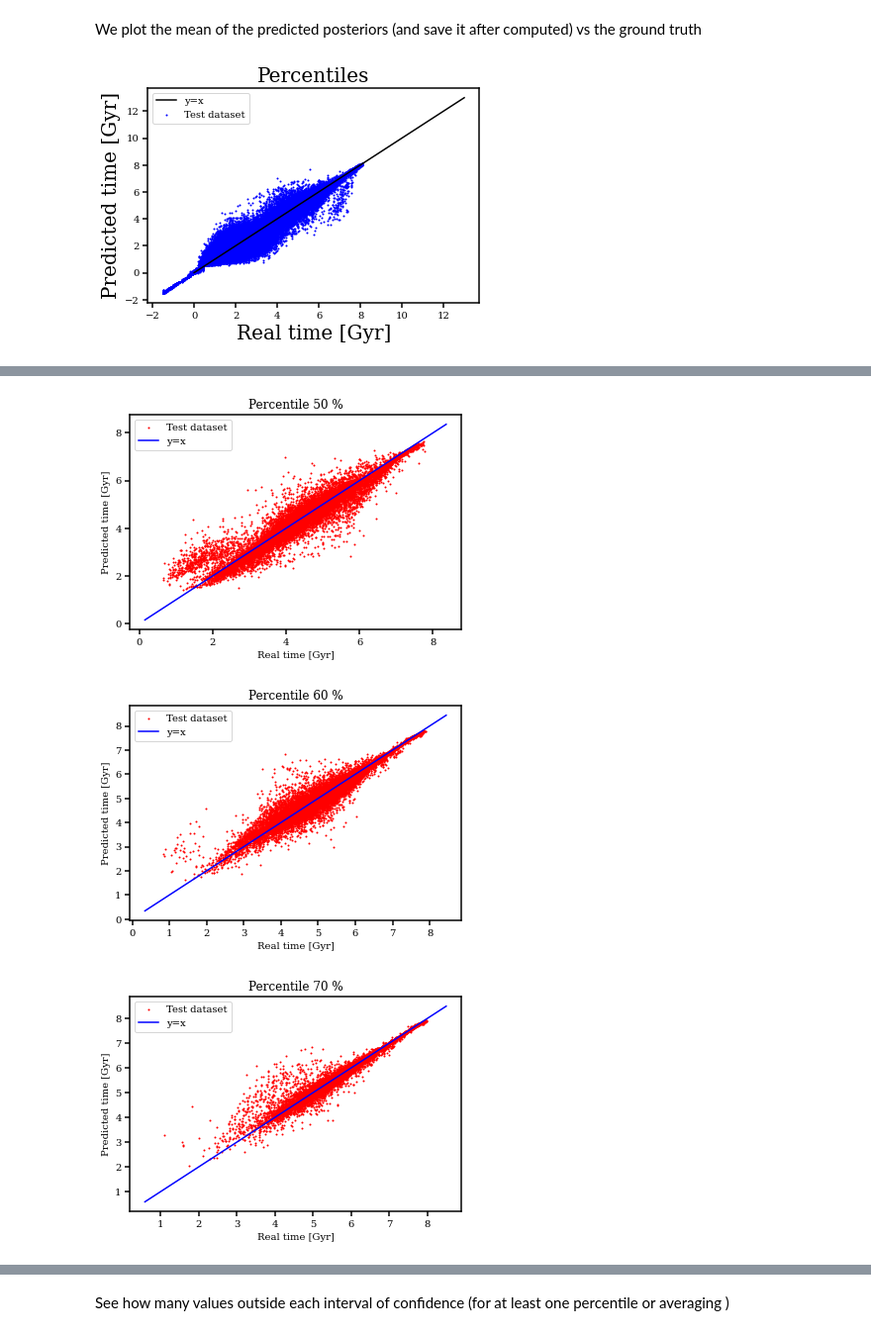
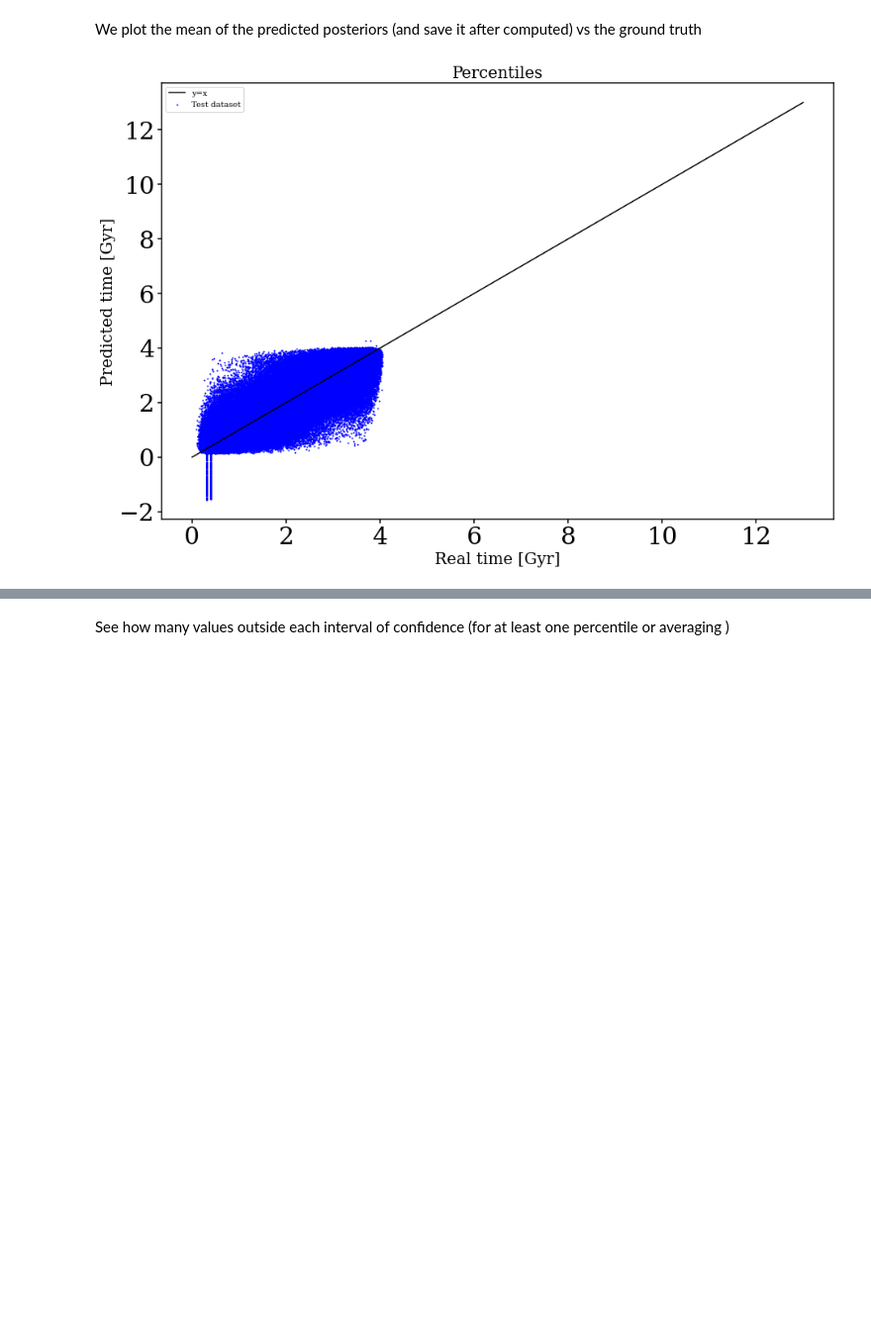
Before and after one commit to patriglesias/SBI_SFHs, a Jupyter notebook: observations_prior_redshift/posterior_estimation.ipynb, the cells around one changed output, grey strips where cells are left out. Shown at 99% size. Saved outputs shown, nothing was run; the diff lists cells and outputs as text; code cells hidden in the pictures; blank space fills up the shorter version.

```diff
--- a/observations_prior_redshift/posterior_estimation.ipynb
+++ b/observations_prior_redshift/posterior_estimation.ipynb
@@ -34,8 +34,8 @@ mpl.rcParams["figure.figsize"] = (15,10)
 # %% [markdown]
 We load the percentiles and latent vectors
 # %%
-latents_batch=np.load('./saved_models/latents_all_m14_z05.npy',allow_pickle=True)
-percentiles=np.load('./saved_input/y_m14_z05.npy',allow_pickle=True)
+latents_batch=np.load('./saved_models/latents_all_m14_z15.npy',allow_pickle=True)
+percentiles=np.load('./saved_input/y_m14_z15.npy',allow_pickle=True)
 latents=np.zeros((200000,16))
 batch_size=128
 
@@ -77,7 +77,7 @@ We shuffle and save the indexes shuffled, or we just load them
 # %%
 #training with the first 405.000 elements of the dataset (previously shuffled)
 
-index_sh=np.load('./saved_models/ind_sh_m14_z05.npy')
+index_sh=np.load('./saved_models/ind_sh_m14_z15.npy')
 
 latents=latents[index_sh,:]
 percentiles=percentiles[index_sh,:]
@@ -125,7 +125,7 @@ qphi = anpe.build_posterior(p_theta_x_est)
 # %%
-file="./saved_models/my_posterior_m14_z05.pkl"
+file="./saved_models/my_posterior_m14_z15.pkl"
 
-
+"""
 with open(file, "wb") as handle:
     pickle.dump(qphi, handle)
 
@@ -134,4 +134,3 @@ handle.close()
 file = open(file, 'rb')
 qphi = pickle.load(file)
 file.close()
-"""
@@ -221,6 +218,6 @@ np.save('./saved_models/stds_m14_z05.npy',stds)
 # %%
-means=np.load('./saved_models/means_m14_z05.npy')
-stds=np.load('./saved_models/stds_m14_z05.npy')
+means=np.load('./saved_models/means_m14_z15.npy')
+stds=np.load('./saved_models/stds_m14_z15.npy')
 
 #all together
 index_list=np.arange(180000,200000)
@@ -238,31 +235,31 @@ for i in range(10):
 
 plt.xlabel('Real time [Gyr]',fontsize=20)
 plt.ylabel('Predicted time [Gyr]',fontsize=20)
 plt.legend(fontsize=10)
 plt.title('Percentiles',fontsize=20)
 plt.show()
 
 #one by one
 for i in range(10):
     p=percentiles[index_list,i]
     x=np.arange(np.min(p)-0.5,np.max(p)+0.6,0.1)
 
     plt.scatter(p,means[:,i],s=1,color='r',label='Test dataset')
     plt.plot(x,x,label='y=x',color='b')
     plt.legend()
     if i<9:
         plt.title('Percentile '+str((i+1)*10)+' %')
         plt.xlabel('Real time [Gyr]')
         plt.ylabel('Predicted time [Gyr]')
     elif i==9:
         plt.title('Metallicity [M/H]')
         plt.xlabel('Real')
         plt.ylabel('Predicted')
     elif i==10:
         plt.title('[$\\alpha$/Fe]')
         plt.xlabel('Real')
         plt.ylabel('Predicted')
     #plt.savefig('1e5_m216_prediction'+str(i)+'.jpg')
     plt.show()
 # %% [output]
-[figure, old version]
+[figure, new version]
@@ -273,3 +269,0 @@ for i in range(10):
-[figure, removed]
-[figure, removed]
-[figure, removed]
```
Also changed, not shown: parts of 7 cells of this notebook, 11 other files.
